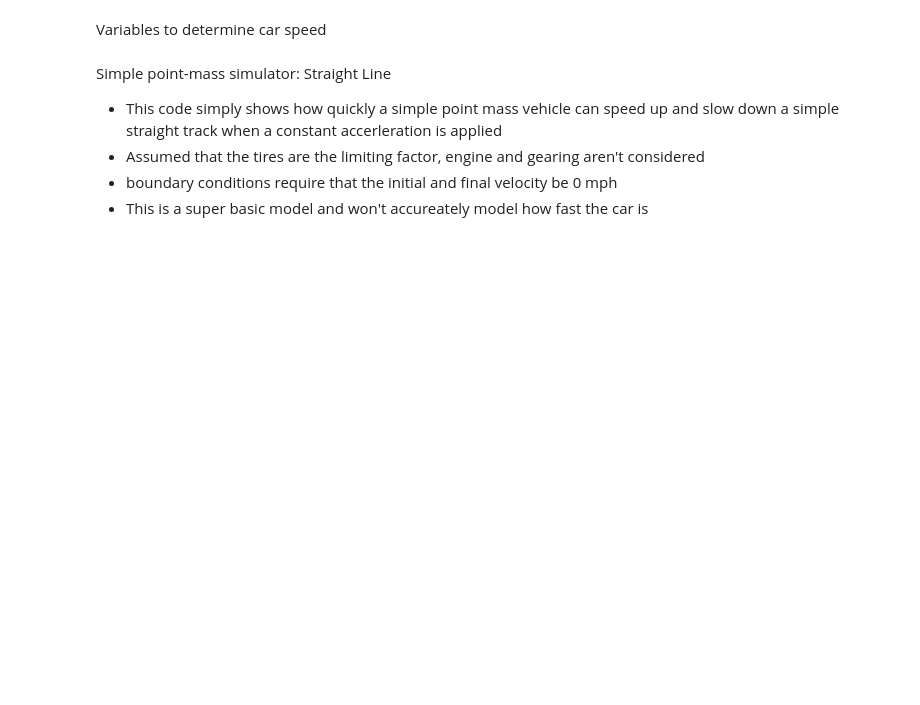
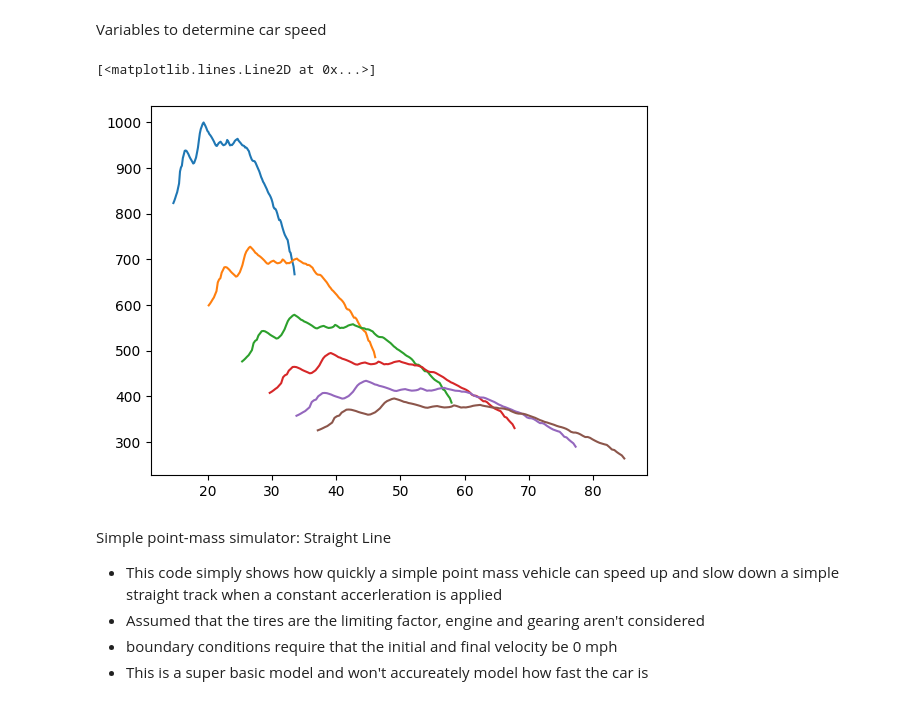
Before and after one commit to Washington-State-University-Formula-SAE/ttc-data, a Jupyter notebook: lapsim.ipynb, the cells around one changed output. Drawn from its saved outputs; the diff is of its cells as text; code cells hidden in the pictures; blank space fills up the shorter version.

```diff
--- a/lapsim.ipynb
+++ b/lapsim.ipynb
@@ -1,8 +1,13 @@
 # %% [markdown]
 Variables to determine car speed
 # %%
+import pandas as pd
 import numpy as np
 import matplotlib.pyplot as plt
+
+# Importing Engine Data
+cbf650r_engine_data_file_path = "C:/Users/maxwe/Downloads/FSAE/2023-2024 Car/Repo/engine_data.xlsx"
+cbf650r_engine_data = pd.read_excel(cbf650r_engine_data_file_path)
 
 # total weight of car (minus driver) (lbm)
 w_car = 569
@@ -14,6 +19,18 @@ w_bias = 0.507
 l = 60
 # vertical center of gravity (in)
 h = 15
+# setting pi as a number
+pi = 3.14159
+# %%
+plt.plot(cbf650r_engine_data['V1'],cbf650r_engine_data['F1'])
+plt.plot(cbf650r_engine_data['V2'],cbf650r_engine_data['F2'])
+plt.plot(cbf650r_engine_data['V3'],cbf650r_engine_data['F3'])
+plt.plot(cbf650r_engine_data['V4'],cbf650r_engine_data['F4'])
+plt.plot(cbf650r_engine_data['V5'],cbf650r_engine_data['F5'])
+plt.plot(cbf650r_engine_data['V6'],cbf650r_engine_data['F6'])
+# %% [output]
+[<matplotlib.lines.Line2D at 0x...>]
+[figure, added]
 # %% [markdown]
 Simple point-mass simulator: Straight Line
 
```
Also changed, not shown: parts of 5 cells of this notebook, 1 other file.
